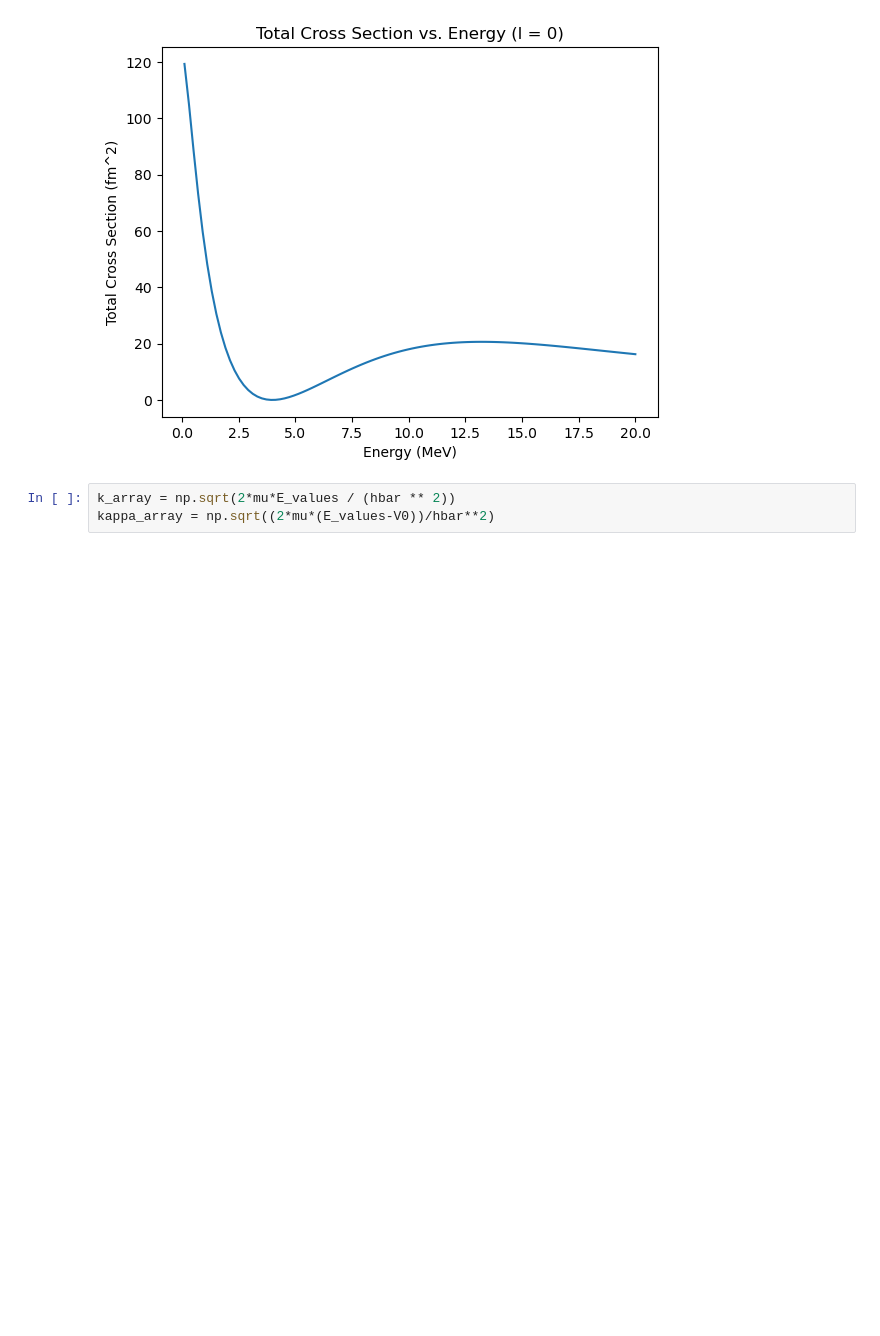
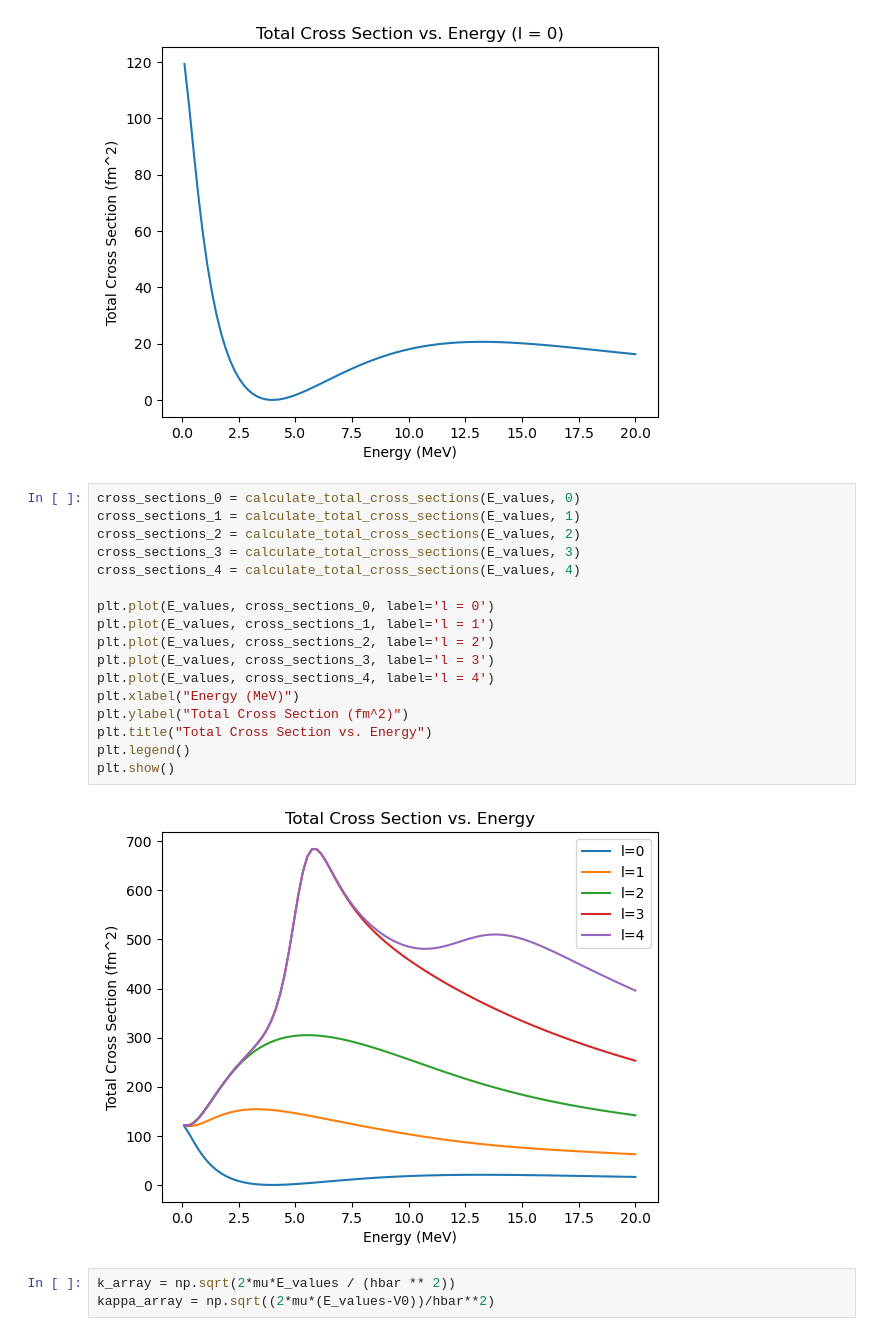
Before and after one commit to LydiaMaz/Scattering-Calculations, a Jupyter notebook: Square Well Potential.ipynb, the cells around one changed output. Drawn from its saved outputs; the diff is of its cells as text; blank space fills up the shorter version.

Commit message:
visualize cross sections up to l=4

```diff
--- a/Square Well Potential.ipynb
+++ b/Square Well Potential.ipynb
@@ -48,6 +48,25 @@ plt.title(f"Total Cross Section vs. Energy (l = {l_max})")
 plt.show()
 # %% [output]
 [figure]
+# %%
+cross_sections_0 = calculate_total_cross_sections(E_values, 0)
+cross_sections_1 = calculate_total_cross_sections(E_values, 1)
+cross_sections_2 = calculate_total_cross_sections(E_values, 2)
+cross_sections_3 = calculate_total_cross_sections(E_values, 3)
+cross_sections_4 = calculate_total_cross_sections(E_values, 4)
+
+plt.plot(E_values, cross_sections_0, label='l = 0')
+plt.plot(E_values, cross_sections_1, label='l = 1')
+plt.plot(E_values, cross_sections_2, label='l = 2')
+plt.plot(E_values, cross_sections_3, label='l = 3')
+plt.plot(E_values, cross_sections_4, label='l = 4')
+plt.xlabel("Energy (MeV)")
+plt.ylabel("Total Cross Section (fm^2)")
+plt.title("Total Cross Section vs. Energy")
+plt.legend()
+plt.show()
+# %% [output]
+[figure, added]
 # %%
 k_array = np.sqrt(2*mu*E_values / (hbar ** 2))
 kappa_array = np.sqrt((2*mu*(E_values-V0))/hbar**2)
```
